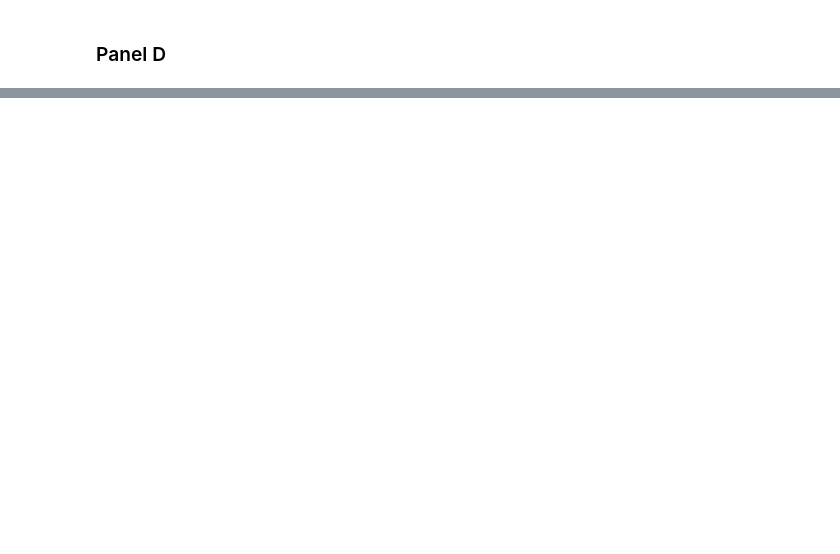
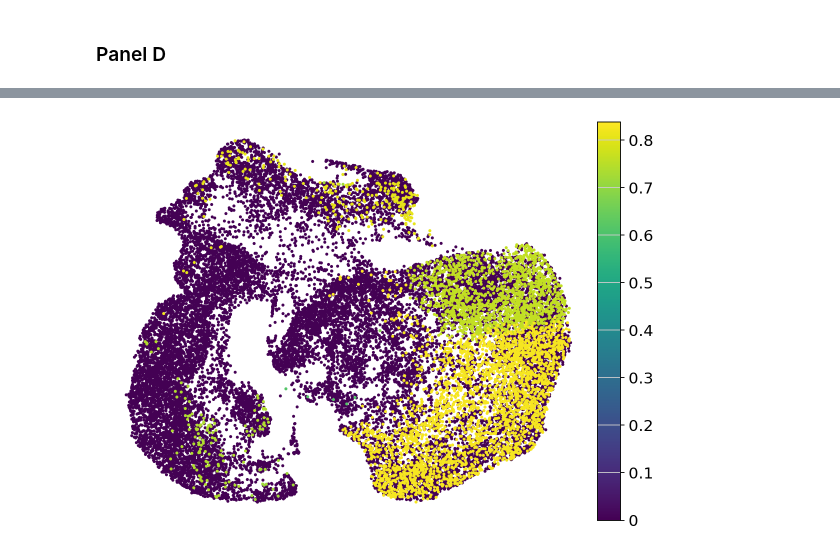
Before and after one commit to StatBiomed/clonaltrans, a Jupyter notebook: notebooks/Figure_3_A-D.ipynb, the cells around one changed output, grey strips where cells are left out. Saved outputs shown, nothing was run; the diff lists cells and outputs as text; code cells hidden in the pictures; blank space fills up the shorter version.

```diff
--- a/notebooks/Figure_3_A-D.ipynb
+++ b/notebooks/Figure_3_A-D.ipynb
@@ -108,6 +145,9 @@ visualize_num_div(cluster_names, gillespie_dir=gillespie_dir_valid, clone_name='
 # %%
 length = copy.deepcopy(distributions)
 
-for clone in length:
+for idx, clone in enumerate(length):
     for key in clone.keys():
-        clone[key] = len(clone[key])
+        if num_trails[idx] != 0:
+            clone[key] = int(len(clone[key]) / num_trails[idx] * 1000)
+        else:
+            clone[key] = 0
@@ -118,0 +174,3 @@ succeed_trails_to_first(length, num_trails)
+# %%
+adata = sc.read_h5ad('/ssd/users/mingzegao/clonaltrans/datasets/Human_CordBlood/adata_update.h5ad')
+adata
@@ -118,0 +186,9 @@ succeed_trails_to_first(length, num_trails)
+# %%
+prob_given_prog = []
+for idx, row in adata.obs.iterrows():
+    if row['Meta clones'] == '7' and row['def_lab'] != 'HSC/MPP 1':
+        prob_given_prog.append(df.loc[row['Meta clones'], row['def_lab']] / 1000)
+    else:
+        prob_given_prog.append(0)
+
+adata.obs['prob'] = prob_given_prog
@@ -118,0 +207,10 @@ succeed_trails_to_first(length, num_trails)
+# %%
+sc.set_figure_params(dpi_save=300, figsize=(7, 6), transparent=True)
+sc.pl.scatter(
+    adata, basis='umap', color='prob',
+    legend_loc='right margin', palette='coolwarm',
+    size=30, frameon=False, title='',
+    legend_fontsize=15
+)
+# %% [output]
+[figure, added]
```
Also changed, not shown: parts of 17 cells of this notebook, 36 other files.
